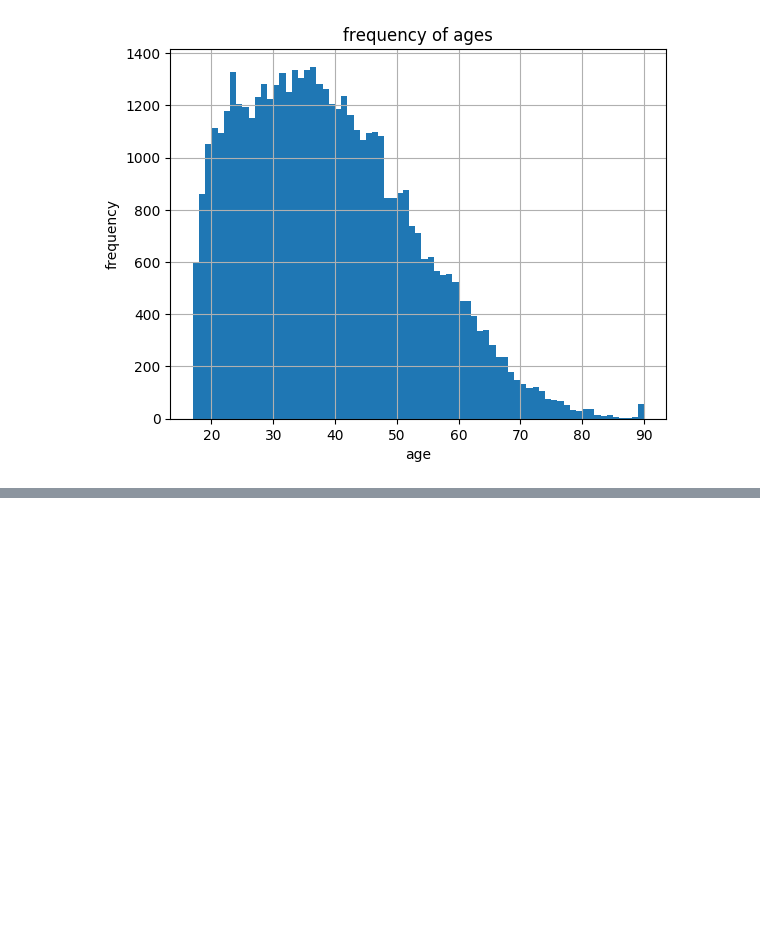
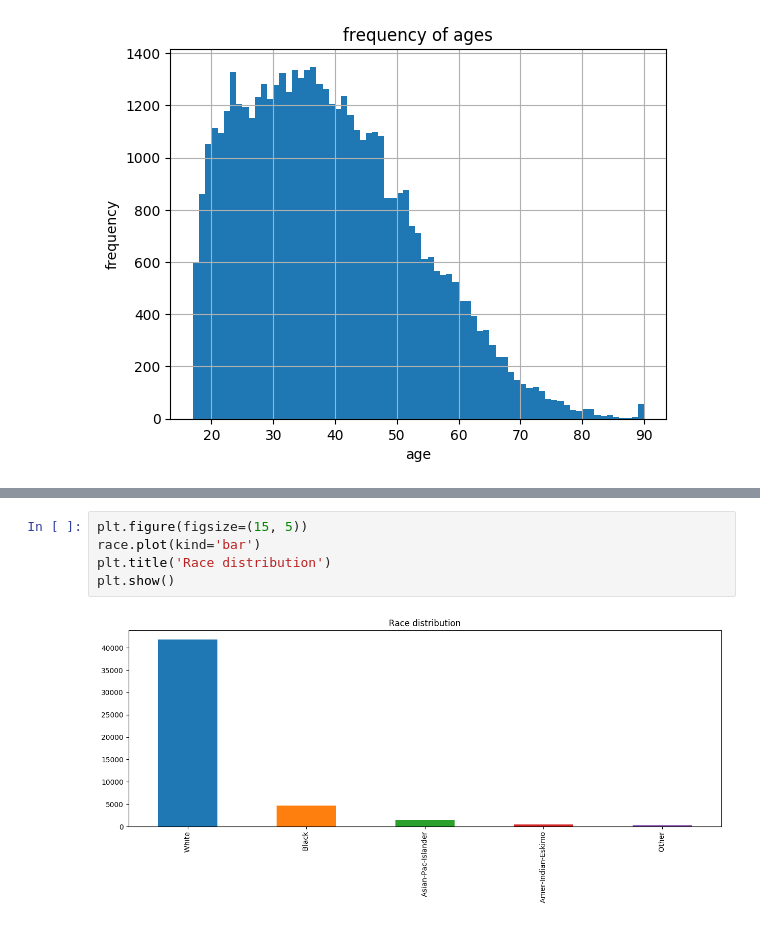
Before and after one commit to elanbmiller/MLApplicationProject, a Jupyter notebook: milestone 4/milestone4.ipynb, the cells around one changed output, grey strips where cells are left out. Drawn from its saved outputs; the diff is of its cells as text; blank space fills up the shorter version.

```diff
--- a/milestone 4/milestone4.ipynb
+++ b/milestone 4/milestone4.ipynb
@@ -235,0 +326,7 @@ plt.show()
+# %%
+plt.figure(figsize=(15, 5))
+race.plot(kind='bar')
+plt.title('Race distribution')
+plt.show()
+# %% [output]
+[figure, added]
```
Also changed, not shown: parts of 13 cells of this notebook.
